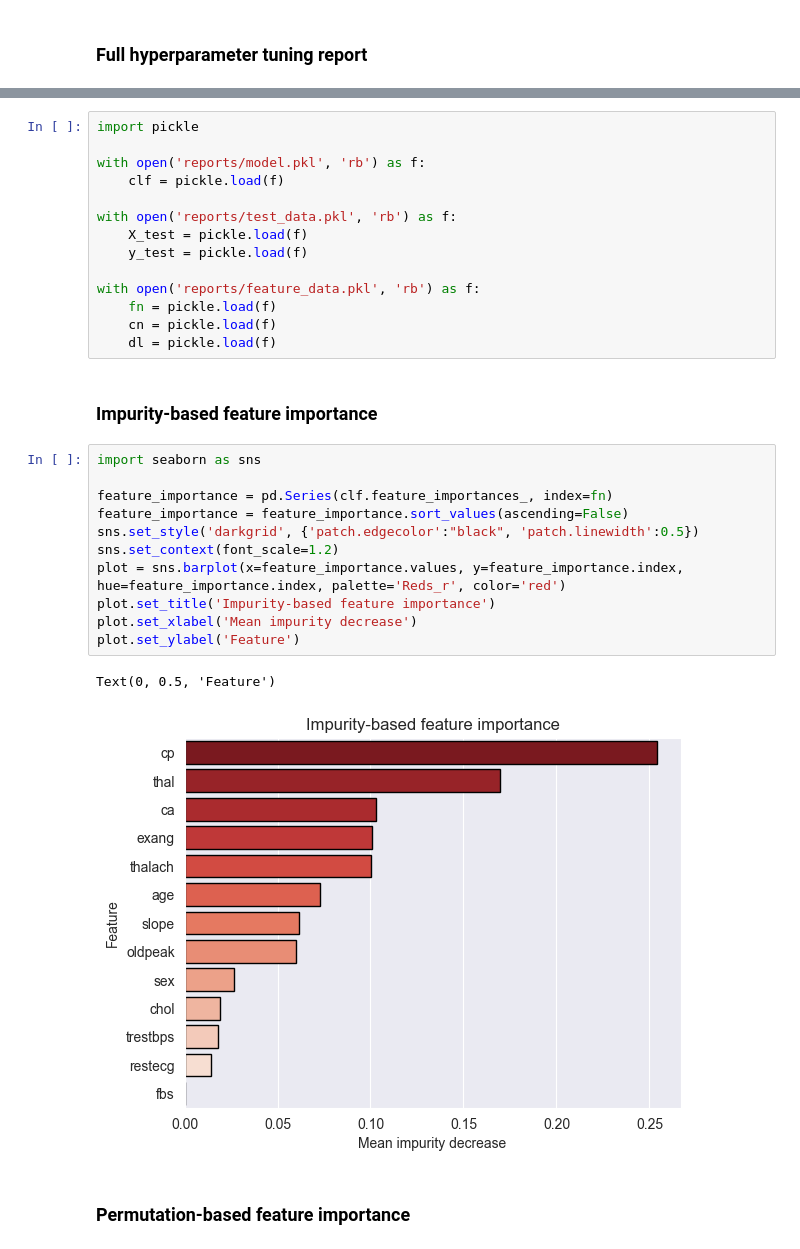
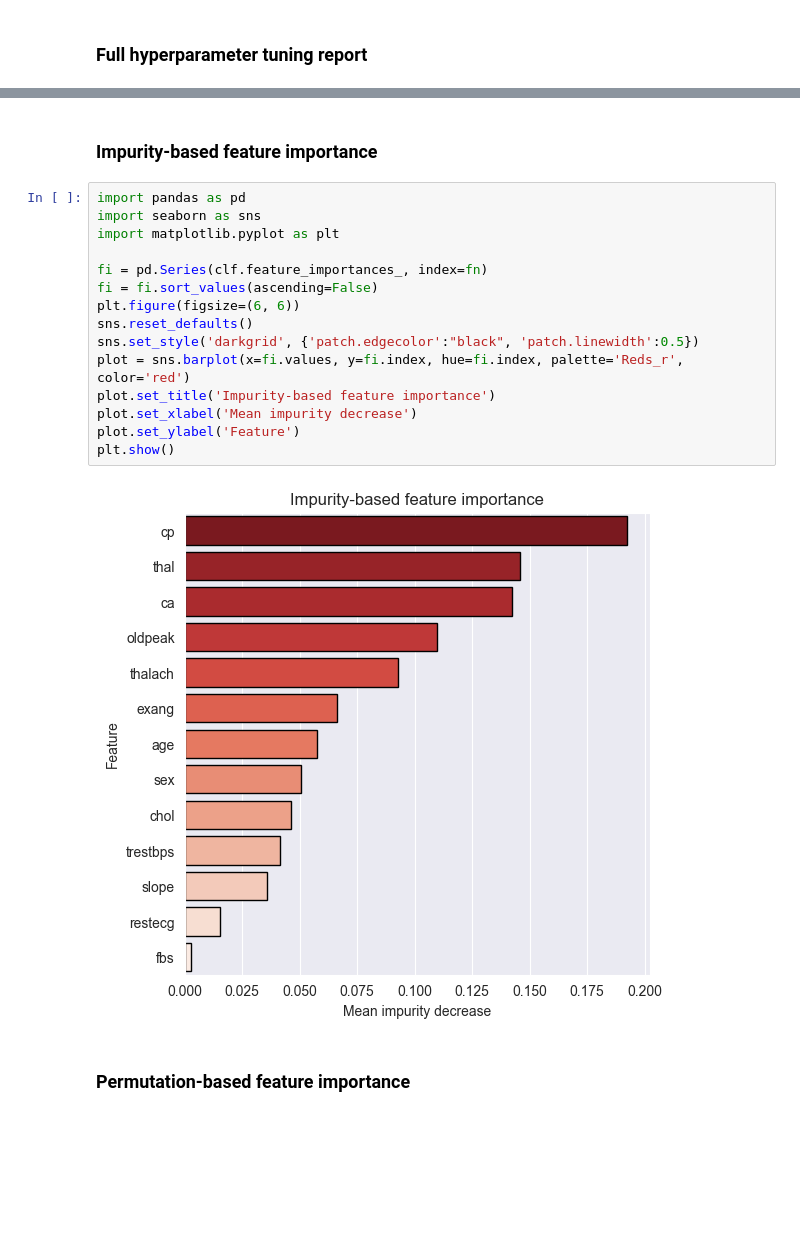
Before and after one commit to mikolajzakrzewski/heart-disease-prediction, a Jupyter notebook: model_evaluation.ipynb, the cells around one changed output, grey strips where cells are left out. Cells and saved outputs as stored; diff of their text form; blank space fills up the shorter version.

```diff
--- a/model_evaluation.ipynb
+++ b/model_evaluation.ipynb
@@ -72,33 +95,22 @@ df
-# %%
-import pickle
-
-with open('reports/model.pkl', 'rb') as f:
-    clf = pickle.load(f)
-
-with open('reports/test_data.pkl', 'rb') as f:
-    X_test = pickle.load(f)
-    y_test = pickle.load(f)
-
-with open('reports/feature_data.pkl', 'rb') as f:
-    fn = pickle.load(f)
-    cn = pickle.load(f)
-    dl = pickle.load(f)
 # %% [markdown]
 ### Impurity-based feature importance
 # %%
+import pandas as pd
 import seaborn as sns
+import matplotlib.pyplot as plt
 
-feature_importance = pd.Series(clf.feature_importances_, index=fn)
-feature_importance = feature_importance.sort_values(ascending=False)
+fi = pd.Series(clf.feature_importances_, index=fn)
+fi = fi.sort_values(ascending=False)
+plt.figure(figsize=(6, 6))
+sns.reset_defaults()
 sns.set_style('darkgrid', {'patch.edgecolor':"black", 'patch.linewidth':0.5})
-sns.set_context(font_scale=1.2)
-plot = sns.barplot(x=feature_importance.values, y=feature_importance.index, hue=feature_importance.index, palette='Reds_r', color='red')
+plot = sns.barplot(x=fi.values, y=fi.index, hue=fi.index, palette='Reds_r', color='red')
 plot.set_title('Impurity-based feature importance')
 plot.set_xlabel('Mean impurity decrease')
 plot.set_ylabel('Feature')
+plt.show()
 # %% [output]
-Text(0, 0.5, 'Feature')
-[figure, old version]
+[figure, new version]
 # %% [markdown]
 ### Permutation-based feature importance
 # %%
```
Also changed, not shown: parts of 6 cells of this notebook, 2 other files.
